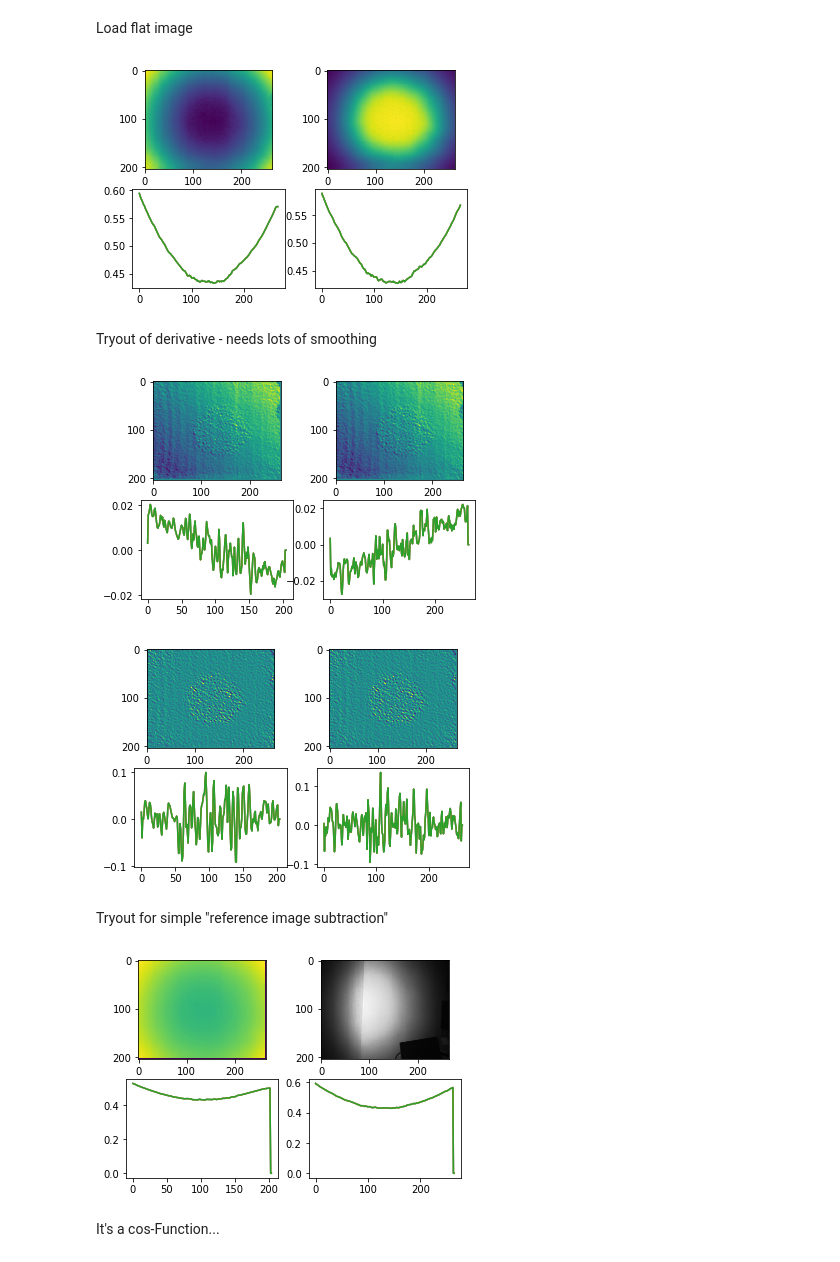
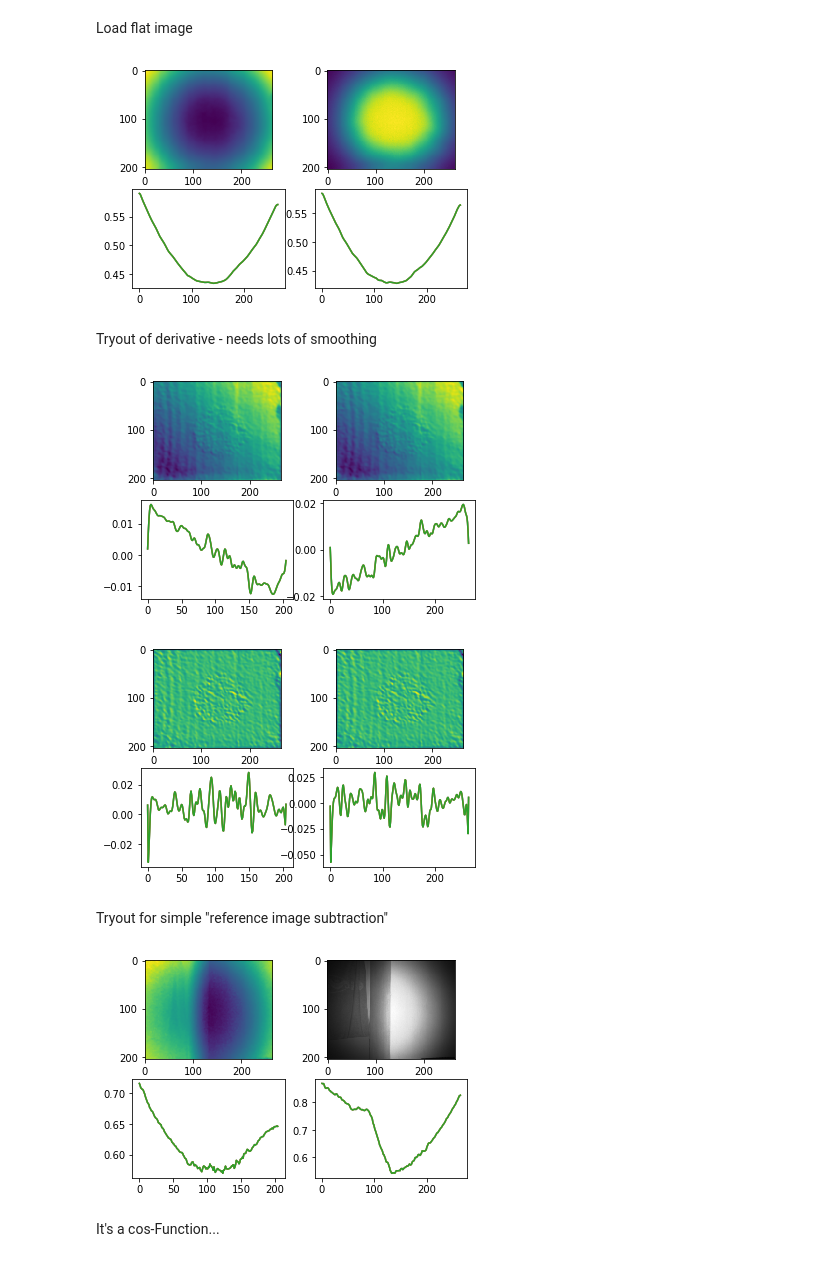
Before and after one commit to wegmanma/MT_Augmented_Reality_Platform, a Jupyter notebook: 02_Source/python/flat_surface_detect.ipynb, the cells around one changed output. Cells and saved outputs as stored; diff of their text form; code cells hidden in the pictures.

```diff
--- a/02_Source/python/flat_surface_detect.ipynb
+++ b/02_Source/python/flat_surface_detect.ipynb
@@ -52,8 +52,8 @@ def sobel_filter_2D(src):
     dst_x = cv.filter2D(src,-1,sobel_x)
     dst_y = cv.filter2D(src,-1,sobel_y)
     for c in range(channels):
-        for x in range(width-2):
-            for y in range(height-2):
+        for x in range(width):
+            for y in range(height):
                 dst[x,y,c] = dst_x[x,y,c]-dst_y[x,y,c]
     return dst
 
@@ -69,8 +69,8 @@ def sub_images_2D(src_pos, src_neg):
         return
     dst = np.zeros(src_pos.shape,dtype=float)
     for c in range(channels):
-        for x in range(width-2):
-            for y in range(height-2):
+        for x in range(width):
+            for y in range(height):
                 dst[x,y,c] = np.sqrt(src_pos[x,y,c]*src_pos[x,y,c]+src_neg[x,y,c]*src_neg[x,y,c])
     return dst
 
@@ -86,8 +86,8 @@ def mul_images_2D(src1, src2):
         return
     dst = np.zeros(src1.shape,dtype=float)
     for c in range(channels):
-        for x in range(width-2):
-            for y in range(height-2):
+        for x in range(width):
+            for y in range(height):
                 dst[x,y,c] = src1[x,y,c]*src2[x,y,c]
     return dst
 # %% [markdown]
@@ -102,7 +102,7 @@ filenamesuffix = ".txt"
 for i in range(18):
     filename = filenameprefix+str(i)+filenamesuffix
     radial_arr[:,:,:,i] = load_n_undistort(filename)
-    radial_arr[:,:,:,i] = cv.GaussianBlur(radial_arr[:,:,:,i],(0,0),3)
+    radial_arr[:,:,:,i] = cv.GaussianBlur(radial_arr[:,:,:,i],(0,0),2)
 radial = np.mean(radial_arr, axis=3)
 
 
@@ -118,7 +118,7 @@ plt.subplot(224)
 plt.plot(radial[105,:])
 plt.show()
 # %% [output]
-[figure, old version]
+[figure, new version]
 # %% [markdown]
 Tryout of derivative - needs lots of smoothing
 # %%
@@ -134,7 +134,7 @@ plt.subplot(224)
 plt.plot(filtered1[105,:])
 plt.show()
 # %% [output]
-[figure, old version]
+[figure, new version]
 # %%
 filtered2 = sobel_filter_2D(filtered1)
 
@@ -148,26 +148,26 @@ plt.subplot(224)
 plt.plot(filtered2[105,:])
 plt.show()
 # %% [output]
-[figure, old version]
+[figure, new version]
 # %% [markdown]
 Tryout for simple "reference image subtraction"
 # %%
-ampl_1 = load_n_undistort("../data/ToFData/ampl_cardboard_diffusor_3.txt")
-radial_1 = load_n_undistort("../data/ToFData/radial_cardboard_diffusor_3.txt")
+ampl_1 = load_n_undistort("../data/ToFData/ampl_test_diffusor_4.txt")
+radial_1 = load_n_undistort("../data/ToFData/radial_test_diffusor_4.txt")
 
 res = sub_images_2D(radial_1,radial)
 
 plt.subplot(221)
 plt.imshow(res[:,:,0], interpolation='nearest')
 plt.subplot(222)
 plt.imshow(ampl_1, interpolation='nearest')
 plt.subplot(223)
 plt.plot(res[:,125])
 plt.subplot(224)
 plt.plot(res[105,:])
 plt.show()
 # %% [output]
-[figure, old version]
+[figure, new version]
 # %% [markdown]
 It's a cos-Function...
 # %%
```
Also changed, not shown: parts of 2 cells of this notebook, 2 other files.
